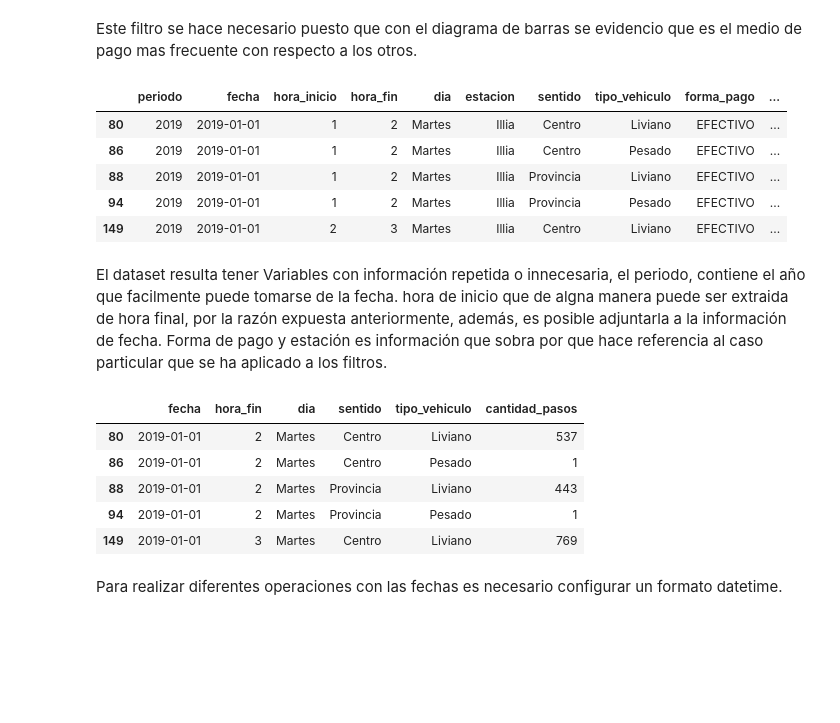
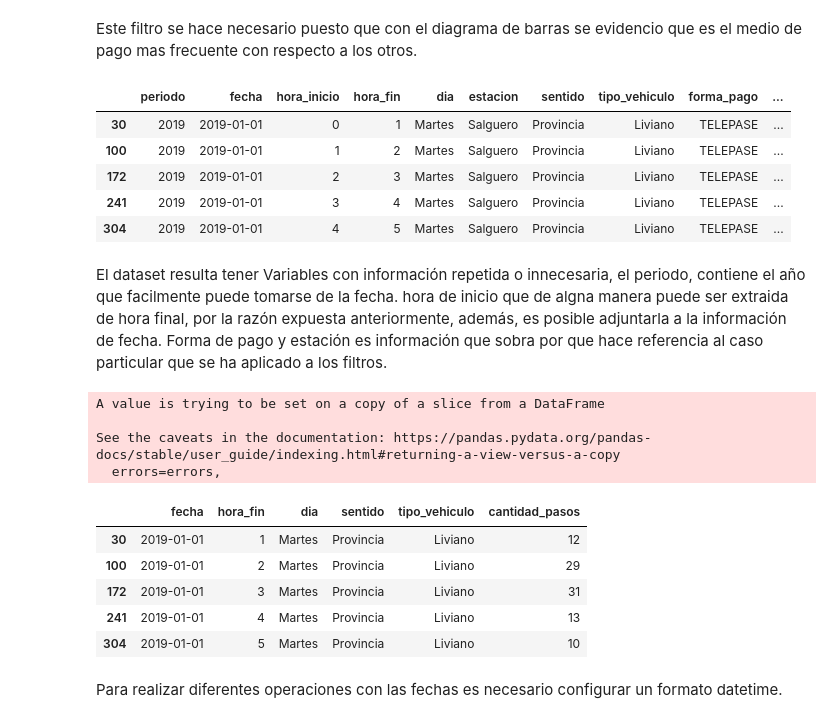
Before and after one commit to LeidyBenavides/Ds-Proyecto-3, a Jupyter notebook: LeidyMaribelBenavidesDS_Proyecto_03_ST.ipynb, the cells around one changed output. Saved outputs shown, nothing was run; the diff lists cells and outputs as text; code cells hidden in the pictures; blank space fills up the shorter version.

```diff
--- a/LeidyMaribelBenavidesDS_Proyecto_03_ST.ipynb
+++ b/LeidyMaribelBenavidesDS_Proyecto_03_ST.ipynb
@@ -331,0 +306,7 @@ memory usage: 63.2+ MB
+# %%
+dataset2=dataset[dataset.estacion=='Salguero']##para responder pregunta de
+#                        investigación se trabajará en paralelo con las dos estaciones
+dataset=dataset[dataset.estacion=='Illia']
+
+dataset.info()
+dataset2.head()
@@ -357,31 +362,36 @@ dataset.describe()
 Se tiene una conclusión similar al dataset cuando estaba completo. Nuevamente la cantidad de vehiculos aparenta tener datos atipicos.
 # %%
 dataset=dataset[dataset.forma_pago=="EFECTIVO"]
+dataset2=dataset2[dataset2.forma_pago=="TELEPASE"]
 # %% [markdown]
 Este filtro se hace necesario puesto que con el diagrama de barras se evidencio que es el medio de pago mas frecuente con respecto a los otros.
 # %%
-dataset.head()
+dataset2.head()
 # %% [output]
 |  | periodo | fecha | hora_inicio | hora_fin | dia | estacion | sentido | tipo_vehiculo | forma_pago | ... |
-| 80 | 2019 | 2019-01-01 | 1 | 2 | Martes | Illia | Centro | Liviano | EFECTIVO | ... |
-| 86 | 2019 | 2019-01-01 | 1 | 2 | Martes | Illia | Centro | Pesado | EFECTIVO | ... |
-| 88 | 2019 | 2019-01-01 | 1 | 2 | Martes | Illia | Provincia | Liviano | EFECTIVO | ... |
-| 94 | 2019 | 2019-01-01 | 1 | 2 | Martes | Illia | Provincia | Pesado | EFECTIVO | ... |
-| 149 | 2019 | 2019-01-01 | 2 | 3 | Martes | Illia | Centro | Liviano | EFECTIVO | ... |
+| 30 | 2019 | 2019-01-01 | 0 | 1 | Martes | Salguero | Provincia | Liviano | TELEPASE | ... |
+| 100 | 2019 | 2019-01-01 | 1 | 2 | Martes | Salguero | Provincia | Liviano | TELEPASE | ... |
+| 172 | 2019 | 2019-01-01 | 2 | 3 | Martes | Salguero | Provincia | Liviano | TELEPASE | ... |
+| 241 | 2019 | 2019-01-01 | 3 | 4 | Martes | Salguero | Provincia | Liviano | TELEPASE | ... |
+| 304 | 2019 | 2019-01-01 | 4 | 5 | Martes | Salguero | Provincia | Liviano | TELEPASE | ... |
 # %% [markdown]
 El dataset resulta tener Variables con información repetida o innecesaria, el periodo, contiene el año que facilmente puede tomarse de la fecha. hora de inicio que de algna manera puede ser extraida de hora final, por la razón expuesta anteriormente, además, es posible adjuntarla a la información de fecha. Forma de pago y estación es información que sobra por que hace referencia al caso particular que se ha aplicado a los filtros.
 # %%
 #Quitamos las columnas que no vamos a utilizar
 dataset.drop(columns = ['periodo','hora_inicio','forma_pago', 'estacion'], inplace = True)
-
-dataset.head()
+dataset2.drop(columns = ['periodo','hora_inicio','forma_pago', 'estacion'], inplace = True)
+dataset2.head()
 # %% [output]
+A value is trying to be set on a copy of a slice from a DataFrame
+
+See the caveats in the documentation: https://pandas.pydata.org/pandas-docs/stable/user_guide/indexing.html#returning-a-view-versus-a-copy
+  errors=errors,
 |  | fecha | hora_fin | dia | sentido | tipo_vehiculo | cantidad_pasos |
-| 80 | 2019-01-01 | 2 | Martes | Centro | Liviano | 537 |
-| 86 | 2019-01-01 | 2 | Martes | Centro | Pesado | 1 |
-| 88 | 2019-01-01 | 2 | Martes | Provincia | Liviano | 443 |
-| 94 | 2019-01-01 | 2 | Martes | Provincia | Pesado | 1 |
-| 149 | 2019-01-01 | 3 | Martes | Centro | Liviano | 769 |
+| 30 | 2019-01-01 | 1 | Martes | Provincia | Liviano | 12 |
+| 100 | 2019-01-01 | 2 | Martes | Provincia | Liviano | 29 |
+| 172 | 2019-01-01 | 3 | Martes | Provincia | Liviano | 31 |
+| 241 | 2019-01-01 | 4 | Martes | Provincia | Liviano | 13 |
+| 304 | 2019-01-01 | 5 | Martes | Provincia | Liviano | 10 |
 # %% [markdown]
 Para realizar diferentes operaciones con las fechas es necesario configurar un formato datetime.
 # %%
```
Also changed, not shown: parts of 48 cells of this notebook.
